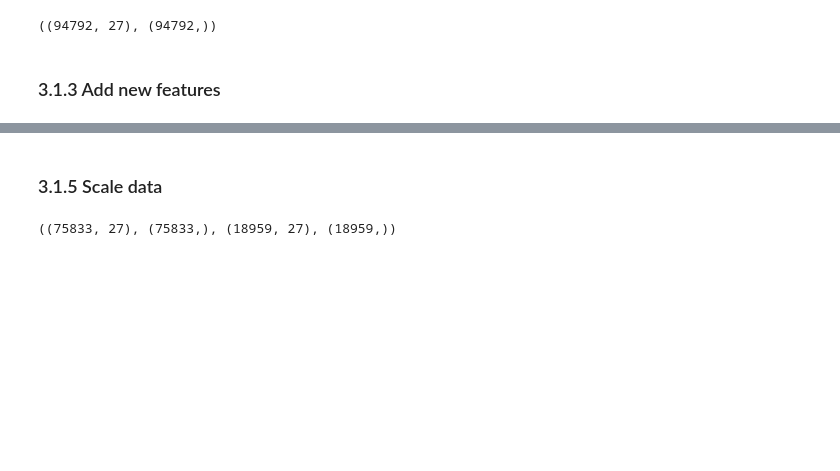
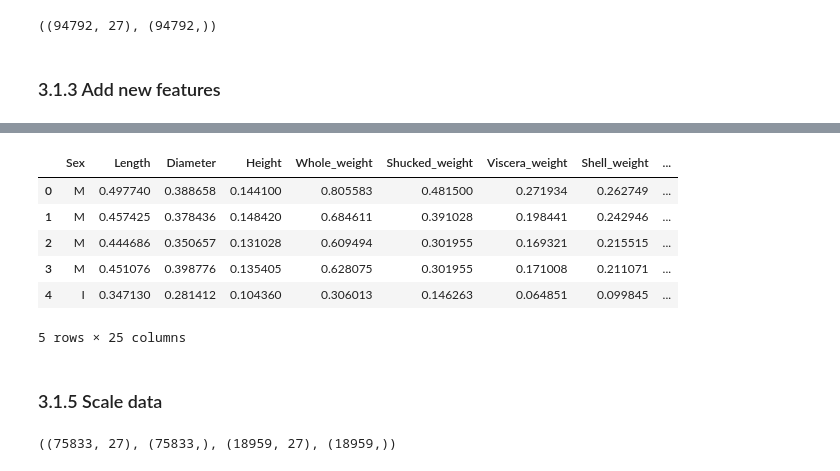
Before and after one commit to KostasEreksonas/Kaggle_Playground_Series, a Jupyter notebook: s4e4.ipynb, the cells around one changed output, grey strips where cells are left out. Drawn from its saved outputs; the diff is of its cells as text; code cells hidden in the pictures; blank space fills up the shorter version.

```diff
--- a/s4e4.ipynb
+++ b/s4e4.ipynb
@@ -310,3 +373,13 @@ test=new_features(test)
+# %%
+test.head()
+# %% [output]
+|  | Sex | Length | Diameter | Height | Whole_weight | Shucked_weight | Viscera_weight | Shell_weight | ... |
+| 0 | M | 0.497740 | 0.388658 | 0.144100 | 0.805583 | 0.481500 | 0.271934 | 0.262749 | ... |
+| 1 | M | 0.457425 | 0.378436 | 0.148420 | 0.684611 | 0.391028 | 0.198441 | 0.242946 | ... |
+| 2 | M | 0.444686 | 0.350657 | 0.131028 | 0.609494 | 0.301955 | 0.169321 | 0.215515 | ... |
+| 3 | M | 0.451076 | 0.398776 | 0.135405 | 0.628075 | 0.301955 | 0.171008 | 0.211071 | ... |
+| 4 | I | 0.347130 | 0.281412 | 0.104360 | 0.306013 | 0.146263 | 0.064851 | 0.099845 | ... |
+5 rows × 25 columns
 # %% [markdown]
 ### 3.1.5 Scale data
 # %%
```
Also changed, not shown: parts of 43 cells of this notebook.
